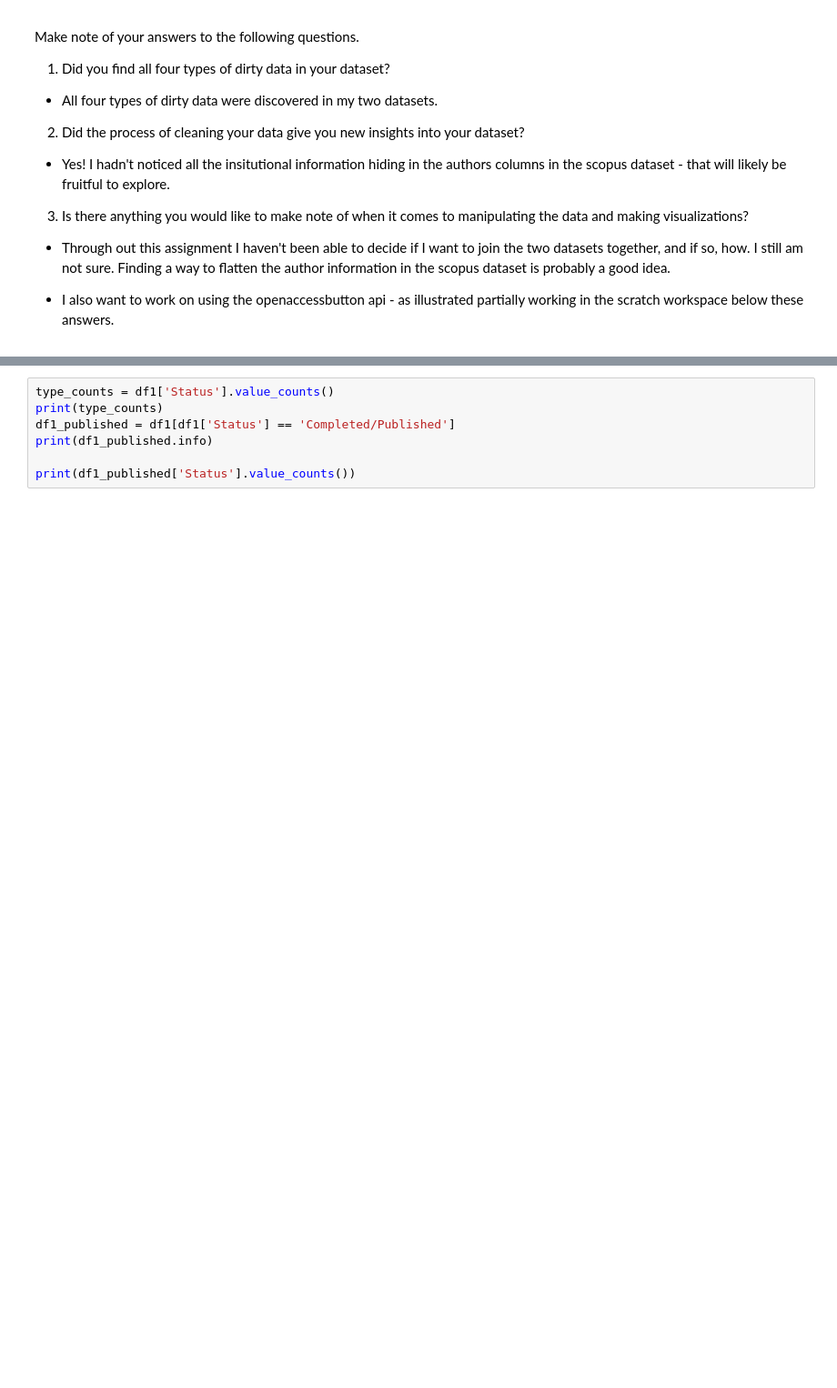
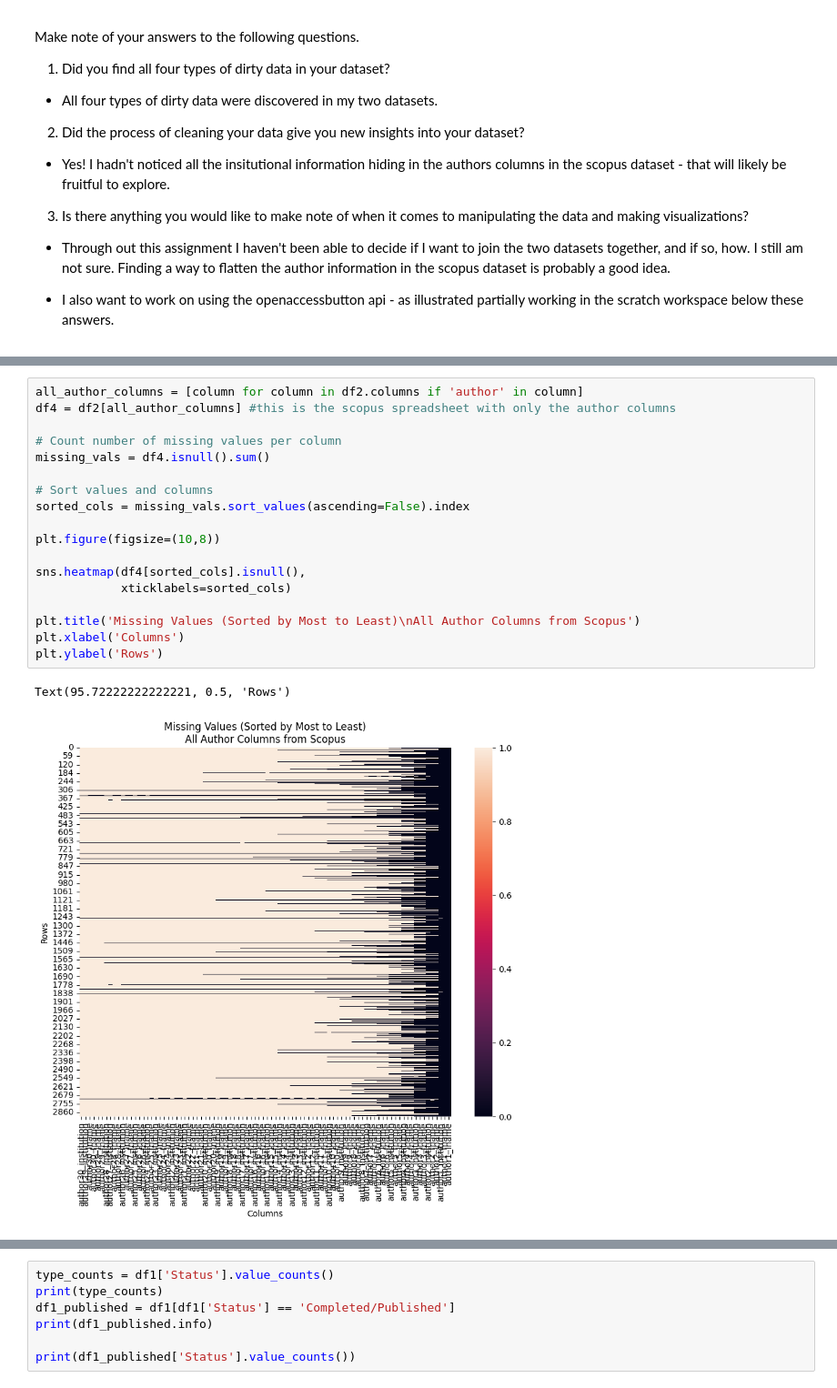
Before and after one commit to e3la/cleaning-data-checkpoint, a Jupyter notebook: checkpoint-three.ipynb, the cells around one changed output, grey strips where cells are left out. Shown at 91% size. Drawn from its saved outputs; the diff is of its cells as text; blank space fills up the shorter version.

```diff
--- a/checkpoint-three.ipynb
+++ b/checkpoint-three.ipynb
@@ -386,0 +444,21 @@ Make note of your answers to the following questions.
+# %%
+all_author_columns = [column for column in df2.columns if 'author' in column]
+df4 = df2[all_author_columns] #this is the scopus spreadsheet with only the author columns
+
+# Count number of missing values per column
+missing_vals = df4.isnull().sum()
+
+# Sort values and columns
+sorted_cols = missing_vals.sort_values(ascending=False).index
+
+plt.figure(figsize=(10,8))
+
+sns.heatmap(df4[sorted_cols].isnull(),
+            xticklabels=sorted_cols)
+
+plt.title('Missing Values (Sorted by Most to Least)\nAll Author Columns from Scopus')
+plt.xlabel('Columns')
+plt.ylabel('Rows')
+# %% [output]
+Text(95.72222222222221, 0.5, 'Rows')
+[figure, added]
```
Also changed, not shown: parts of 5 cells of this notebook.
